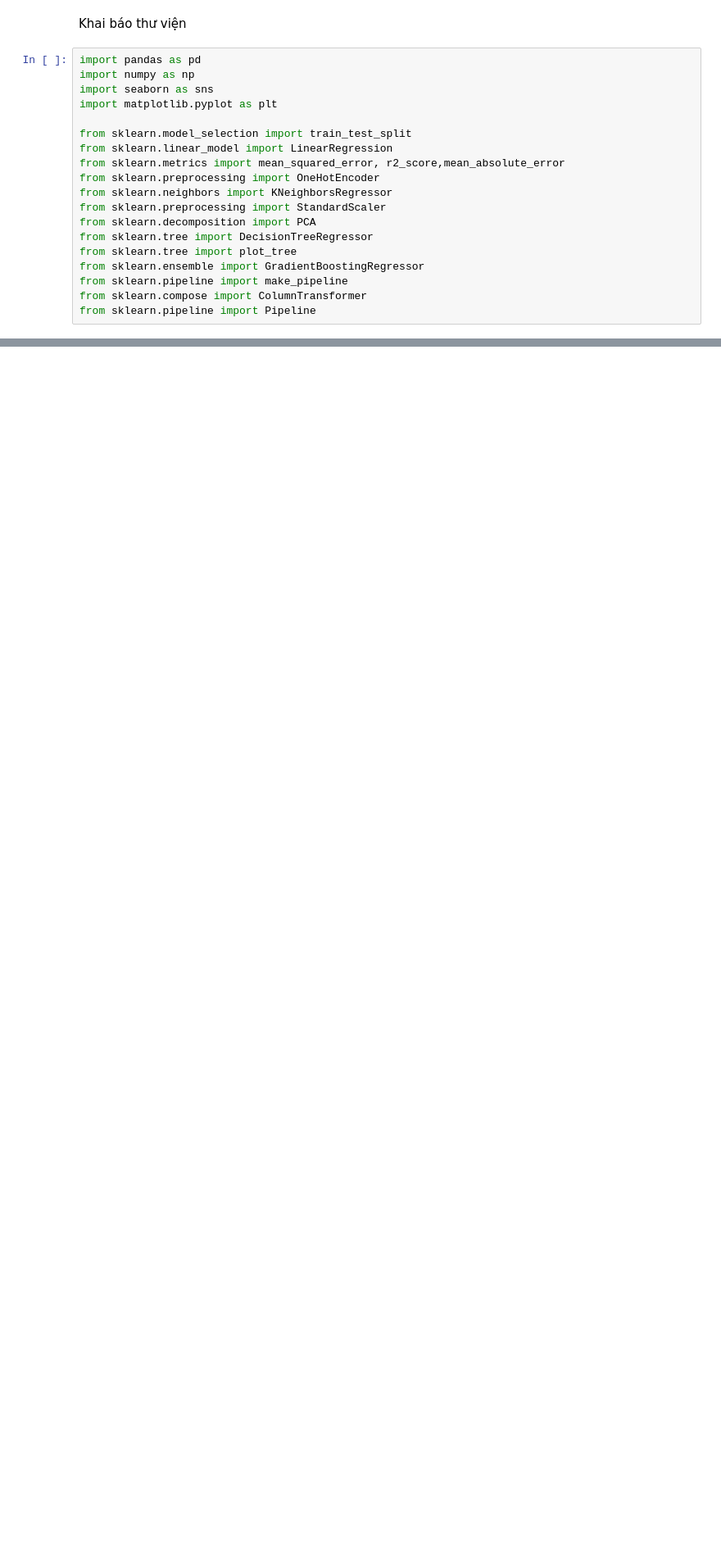
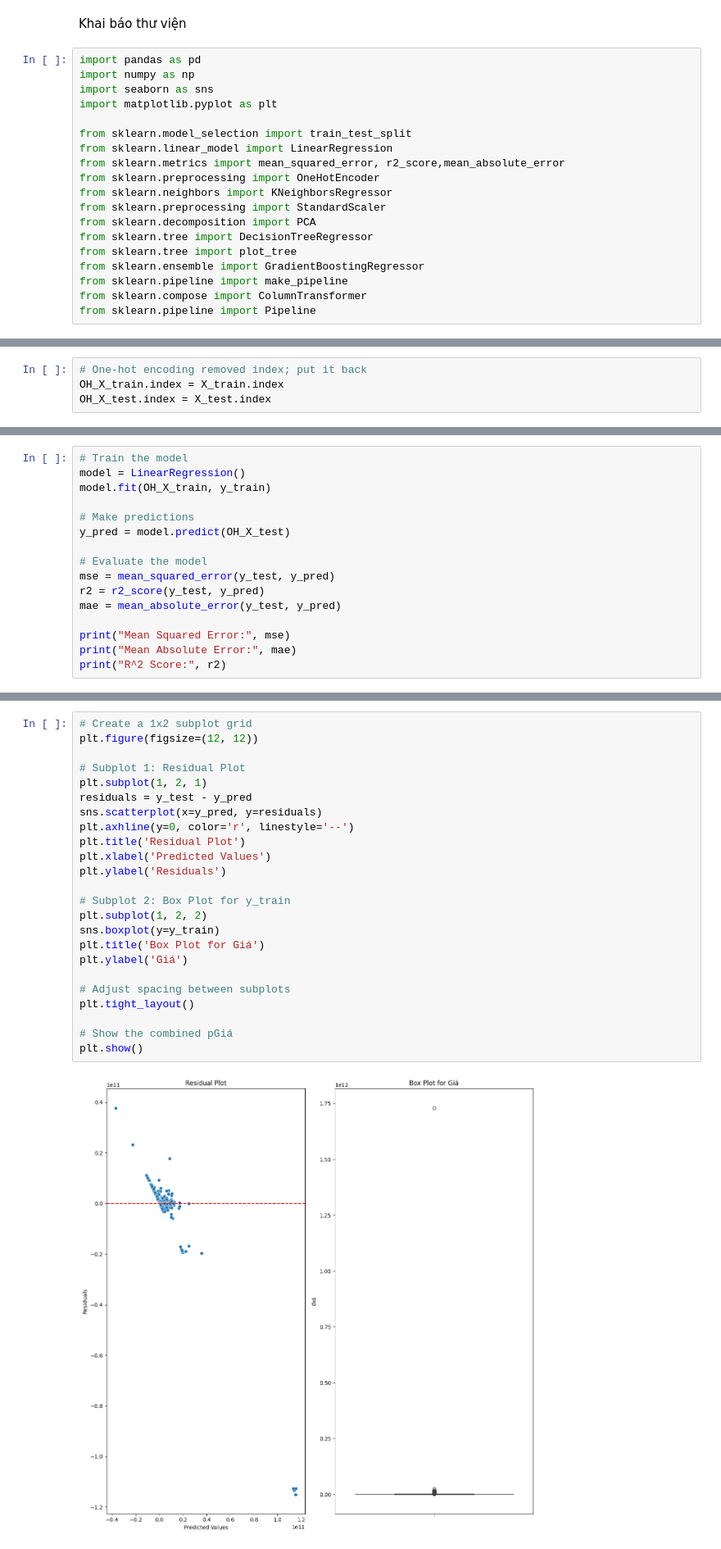
Before and after one commit to quangster/ML-project, a Jupyter notebook: train1_model.ipynb, the cells around one changed output, grey strips where cells are left out. Shown at 82% size. Cells and saved outputs as stored; diff of their text form; blank space fills up the shorter version.

Commit message:
train test

```diff
--- a/train1_model.ipynb
+++ b/train1_model.ipynb
@@ -39,0 +50,4 @@ df_test.shape
+# %%
+# One-hot encoding removed index; put it back
+OH_X_train.index = X_train.index
+OH_X_test.index = X_test.index
@@ -39,0 +78,16 @@ df_test.shape
+# %%
+# Train the model
+model = LinearRegression()
+model.fit(OH_X_train, y_train)
+
+# Make predictions
+y_pred = model.predict(OH_X_test)
+
+# Evaluate the model
+mse = mean_squared_error(y_test, y_pred)
+r2 = r2_score(y_test, y_pred)
+mae = mean_absolute_error(y_test, y_pred)
+
+print("Mean Squared Error:", mse)
+print("Mean Absolute Error:", mae)
+print("R^2 Score:", r2)
@@ -39,0 +102,26 @@ df_test.shape
+# %%
+# Create a 1x2 subplot grid
+plt.figure(figsize=(12, 12))
+
+# Subplot 1: Residual Plot
+plt.subplot(1, 2, 1)
+residuals = y_test - y_pred
+sns.scatterplot(x=y_pred, y=residuals)
+plt.axhline(y=0, color='r', linestyle='--')
+plt.title('Residual Plot')
+plt.xlabel('Predicted Values')
+plt.ylabel('Residuals')
+
+# Subplot 2: Box Plot for y_train
+plt.subplot(1, 2, 2)
+sns.boxplot(y=y_train)
+plt.title('Box Plot for Giá')
+plt.ylabel('Giá')
+
+# Adjust spacing between subplots
+plt.tight_layout()
+
+# Show the combined pGiá
+plt.show()
+# %% [output]
+[figure, added]
```
Also changed, not shown: parts of 36 cells of this notebook, 6 other files.
